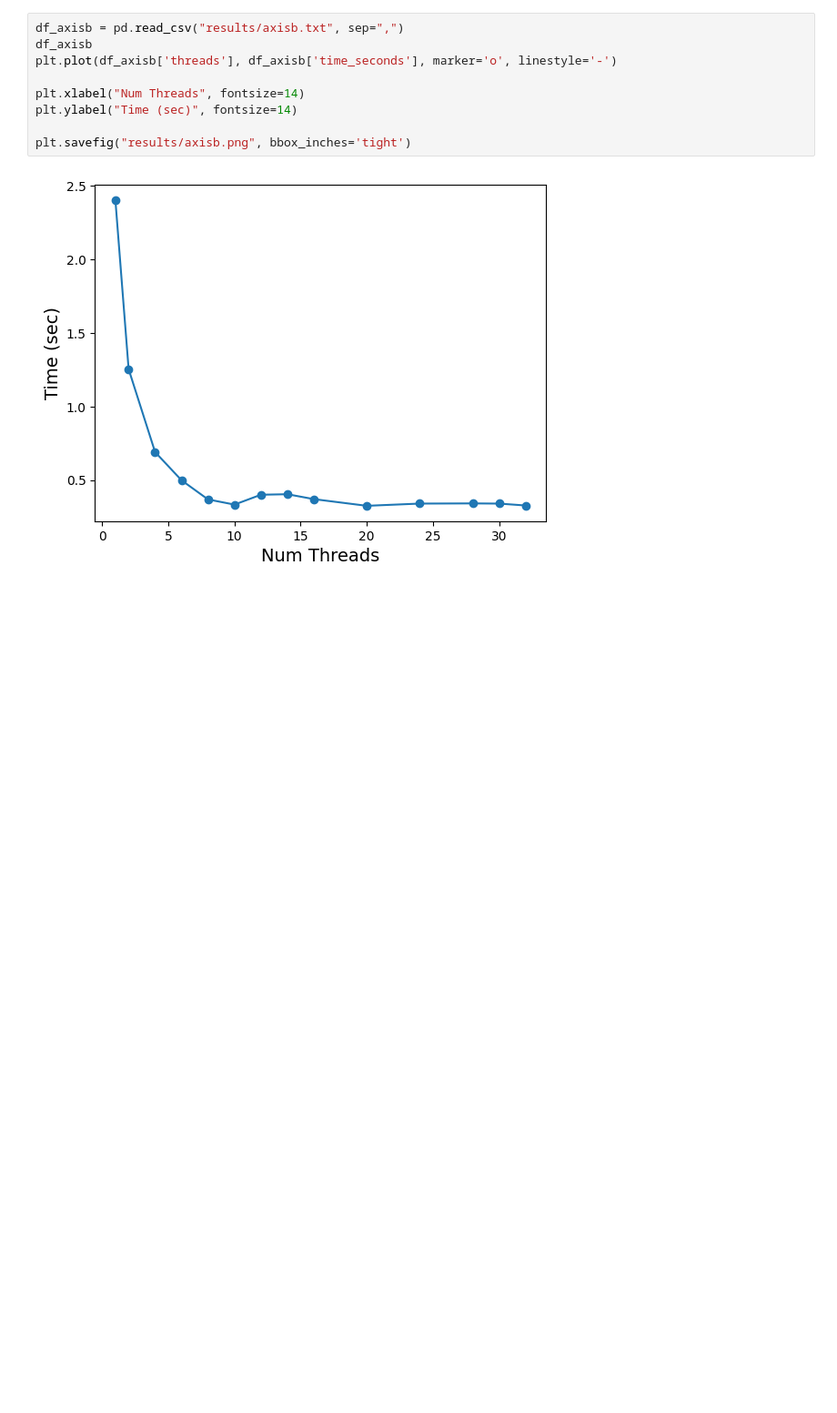
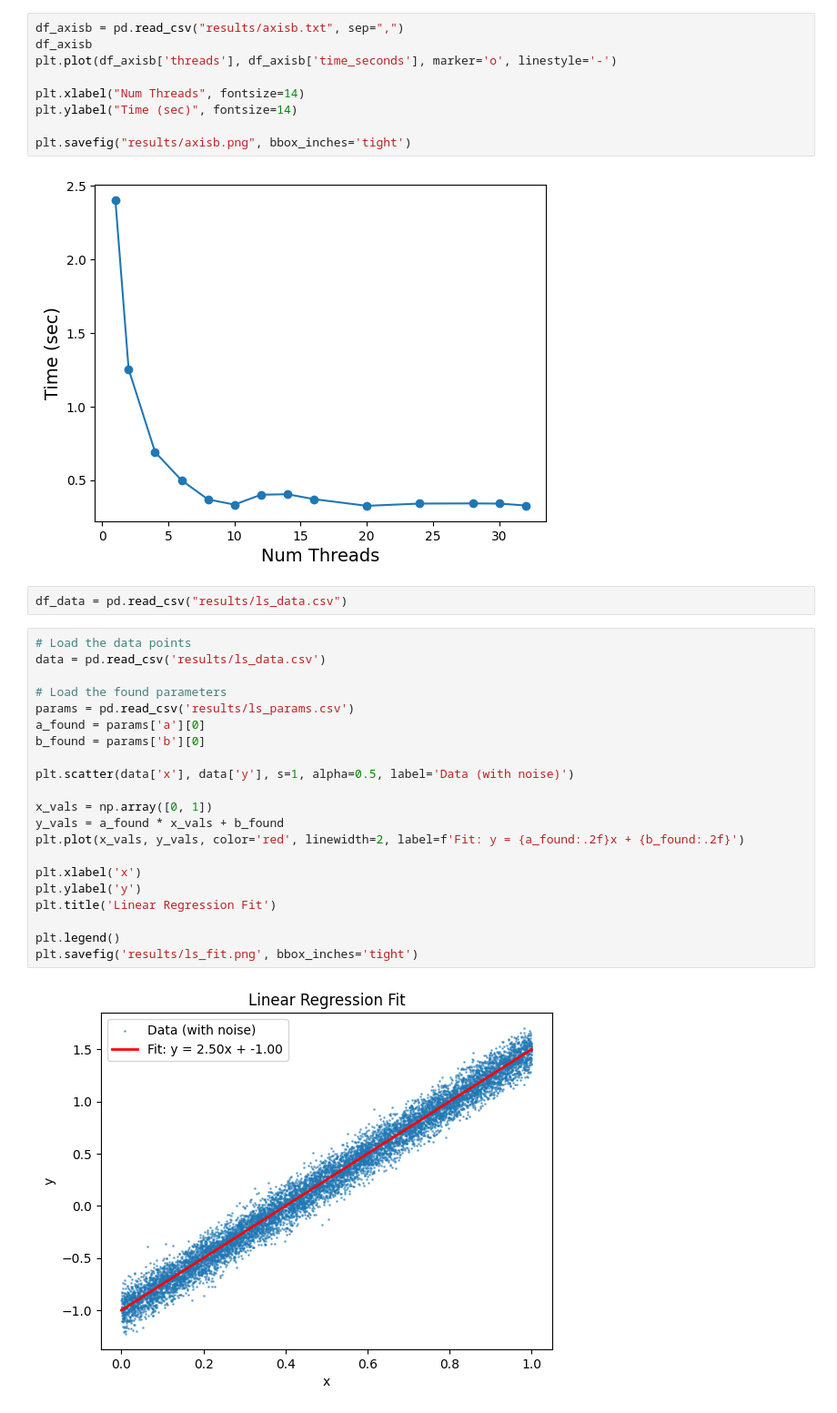
Before and after one commit to Alphonsce/hpc_2026_course, a Jupyter notebook: plots.ipynb, the cells around one changed output. Shown at 91% size. Cells and saved outputs as stored; diff of their text form; blank space fills up the shorter version.

```diff
--- a/plots.ipynb
+++ b/plots.ipynb
@@ -53,3 +53,28 @@ plt.ylabel("Time (sec)", fontsize=14)
 plt.savefig("results/axisb.png", bbox_inches='tight')
 # %% [output]
 [figure]
+# %%
+df_data = pd.read_csv("results/ls_data.csv")
+# %%
+# Load the data points
+data = pd.read_csv('results/ls_data.csv')
+
+# Load the found parameters
+params = pd.read_csv('results/ls_params.csv')
+a_found = params['a'][0]
+b_found = params['b'][0]
+
+plt.scatter(data['x'], data['y'], s=1, alpha=0.5, label='Data (with noise)')
+
+x_vals = np.array([0, 1])
+y_vals = a_found * x_vals + b_found
+plt.plot(x_vals, y_vals, color='red', linewidth=2, label=f'Fit: y = {a_found:.2f}x + {b_found:.2f}')
+
+plt.xlabel('x')
+plt.ylabel('y')
+plt.title('Linear Regression Fit')
+
+plt.legend()
+plt.savefig('results/ls_fit.png', bbox_inches='tight')
+# %% [output]
+[figure, added]
```
Also changed, not shown: parts of 2 cells of this notebook, 10 other files.
